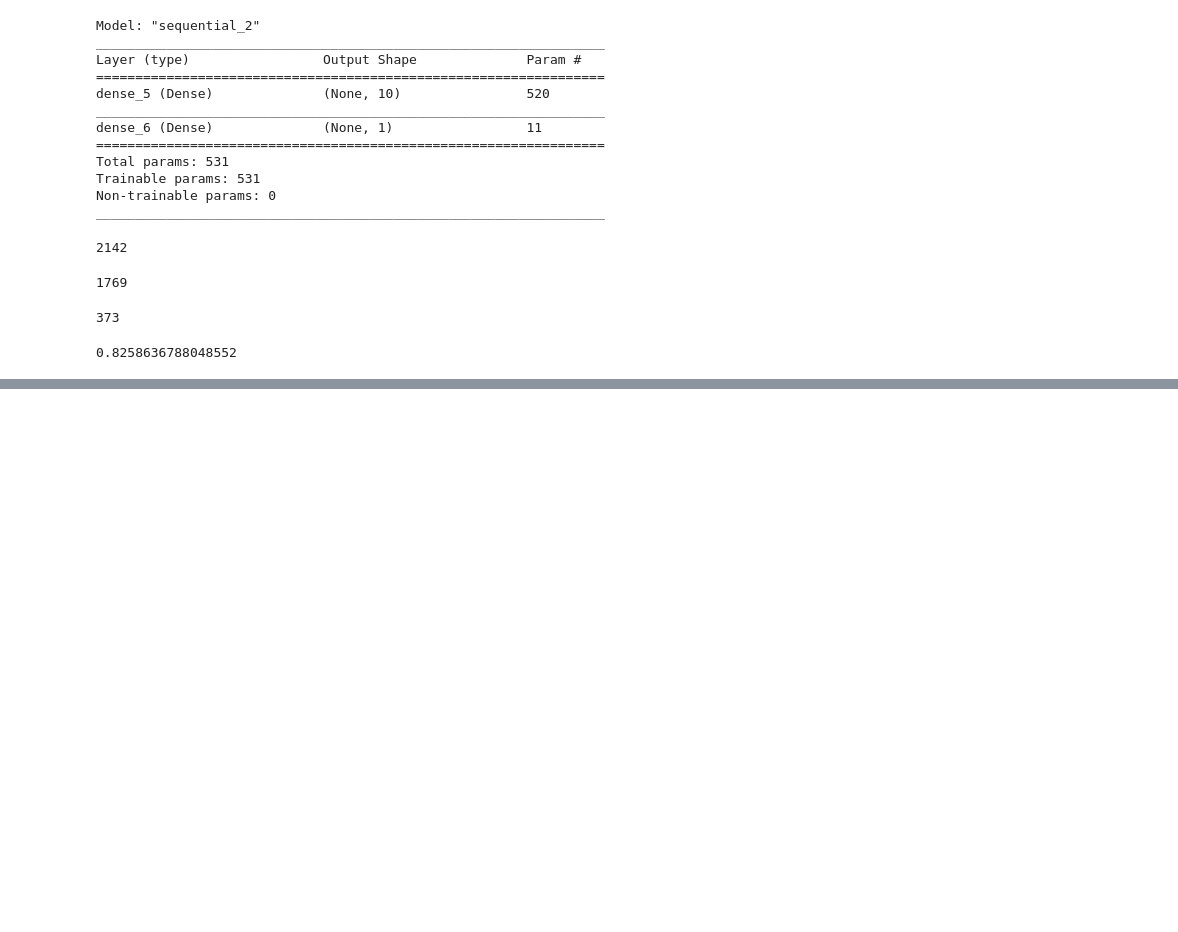
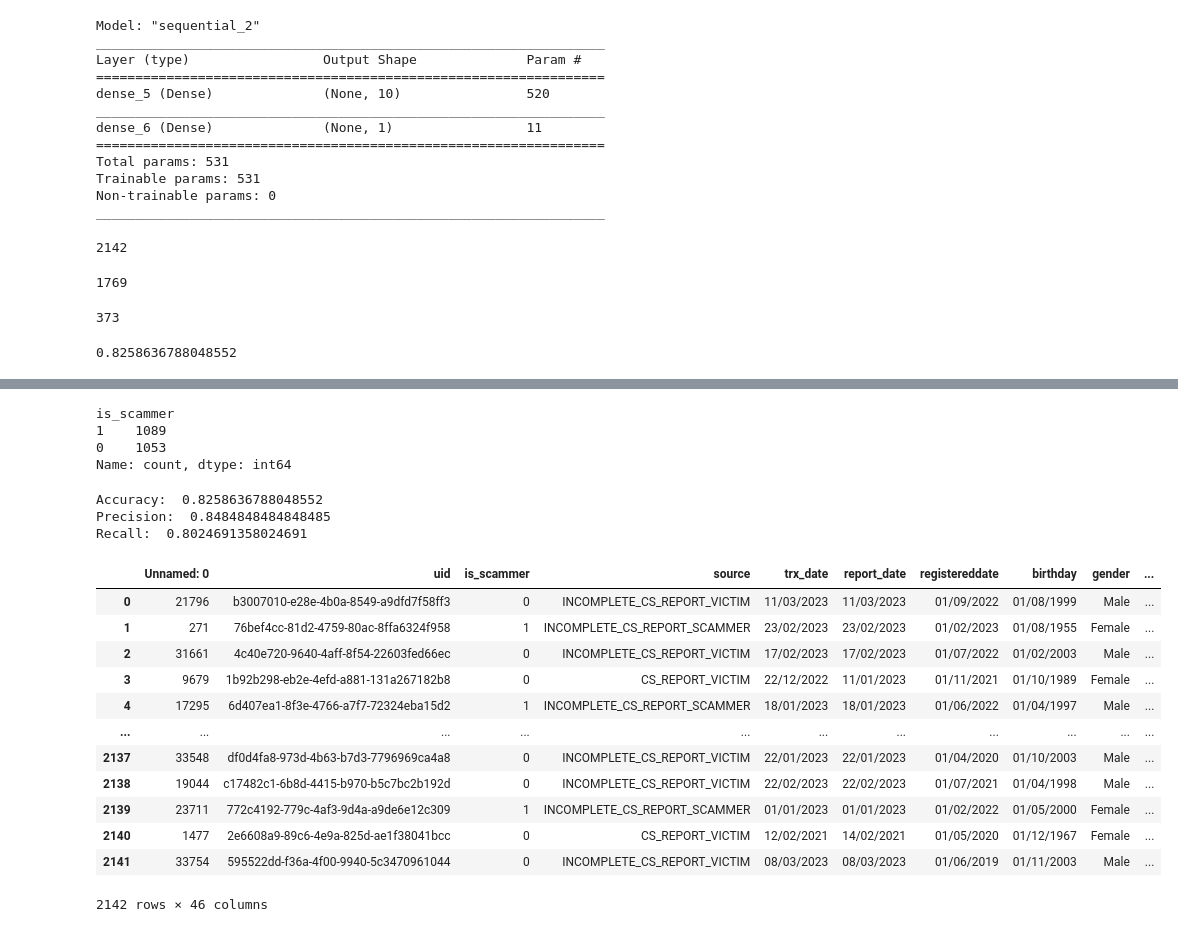
Before and after one commit to C23-FD-1/ml, a Jupyter notebook: Test_Prediction.ipynb, the cells around one changed output, grey strips where cells are left out. Saved outputs shown, nothing was run; the diff lists cells and outputs as text; code cells hidden in the pictures; blank space fills up the shorter version.

```diff
--- a/Test_Prediction.ipynb
+++ b/Test_Prediction.ipynb
@@ -90,0 +96,10 @@ pred_correct/(pred_correct+pred_false)
+# %%
+df_res = pd.read_csv("test_pred_res.csv", sep=',')
+df_ref = pd.read_csv("user_data_test.csv", sep=';')
+# %%
+df_ref.loc[(df_res['uid'] == df_ref['uid'])]['is_scammer'].value_counts()
+# %% [output]
+is_scammer
+1    1089
+0    1053
+Name: count, dtype: int64
@@ -90,0 +111,26 @@ pred_correct/(pred_correct+pred_false)
+# %%
+print("Accuracy: ", (TP+TN)/(TP+TN+FP+FN))
+print("Precision: ", TP/(TP+FN))
+print("Recall: ", TN/(TN+FP))
+# %% [output]
+Accuracy:  0.8258636788048552
+Precision:  0.8484848484848485
+Recall:  0.8024691358024691
+# %%
+for i in range (0,len(df)):
+    if df_res['uid'] == df_ref['uid']:
+        if df_res['is_scammer'] == 1
+# %% [output]
+|  | Unnamed: 0 | uid | is_scammer | source | trx_date | report_date | registereddate | birthday | gender | ... |
+| 0 | 21796 | b3007010-e28e-4b0a-8549-a9dfd7f58ff3 | 0 | INCOMPLETE_CS_REPORT_VICTIM | 11/03/2023 | 11/03/2023 | 01/09/2022 | 01/08/1999 | Male | ... |
+| 1 | 271 | 76bef4cc-81d2-4759-80ac-8ffa6324f958 | 1 | INCOMPLETE_CS_REPORT_SCAMMER | 23/02/2023 | 23/02/2023 | 01/02/2023 | 01/08/1955 | Female | ... |
+| 2 | 31661 | 4c40e720-9640-4aff-8f54-22603fed66ec | 0 | INCOMPLETE_CS_REPORT_VICTIM | 17/02/2023 | 17/02/2023 | 01/07/2022 | 01/02/2003 | Male | ... |
+| 3 | 9679 | 1b92b298-eb2e-4efd-a881-131a267182b8 | 0 | CS_REPORT_VICTIM | 22/12/2022 | 11/01/2023 | 01/11/2021 | 01/10/1989 | Female | ... |
+| 4 | 17295 | 6d407ea1-8f3e-4766-a7f7-72324eba15d2 | 1 | INCOMPLETE_CS_REPORT_SCAMMER | 18/01/2023 | 18/01/2023 | 01/06/2022 | 01/04/1997 | Male | ... |
+| ... | ... | ... | ... | ... | ... | ... | ... | ... | ... | ... |
+| 2137 | 33548 | df0d4fa8-973d-4b63-b7d3-7796969ca4a8 | 0 | INCOMPLETE_CS_REPORT_VICTIM | 22/01/2023 | 22/01/2023 | 01/04/2020 | 01/10/2003 | Male | ... |
+| 2138 | 19044 | c17482c1-6b8d-4415-b970-b5c7bc2b192d | 0 | INCOMPLETE_CS_REPORT_VICTIM | 22/02/2023 | 22/02/2023 | 01/07/2021 | 01/04/1998 | Male | ... |
+| 2139 | 23711 | 772c4192-779c-4af3-9d4a-a9de6e12c309 | 1 | INCOMPLETE_CS_REPORT_SCAMMER | 01/01/2023 | 01/01/2023 | 01/02/2022 | 01/05/2000 | Female | ... |
+| 2140 | 1477 | 2e6608a9-89c6-4e9a-825d-ae1f38041bcc | 0 | CS_REPORT_VICTIM | 12/02/2021 | 14/02/2021 | 01/05/2020 | 01/12/1967 | Female | ... |
+| 2141 | 33754 | 595522dd-f36a-4f00-9940-5c3470961044 | 0 | INCOMPLETE_CS_REPORT_VICTIM | 08/03/2023 | 08/03/2023 | 01/06/2019 | 01/11/2003 | Male | ... |
+2142 rows × 46 columns
```
Also changed, not shown: parts of 3 cells of this notebook, 14 other files.
